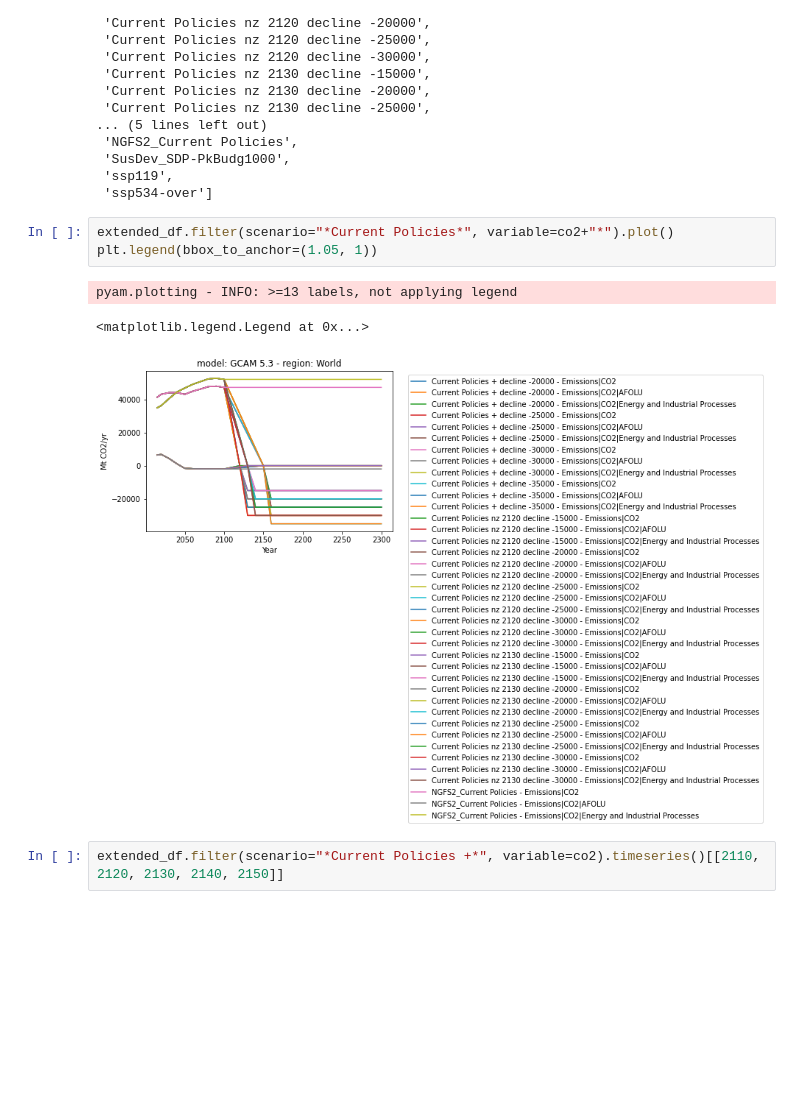
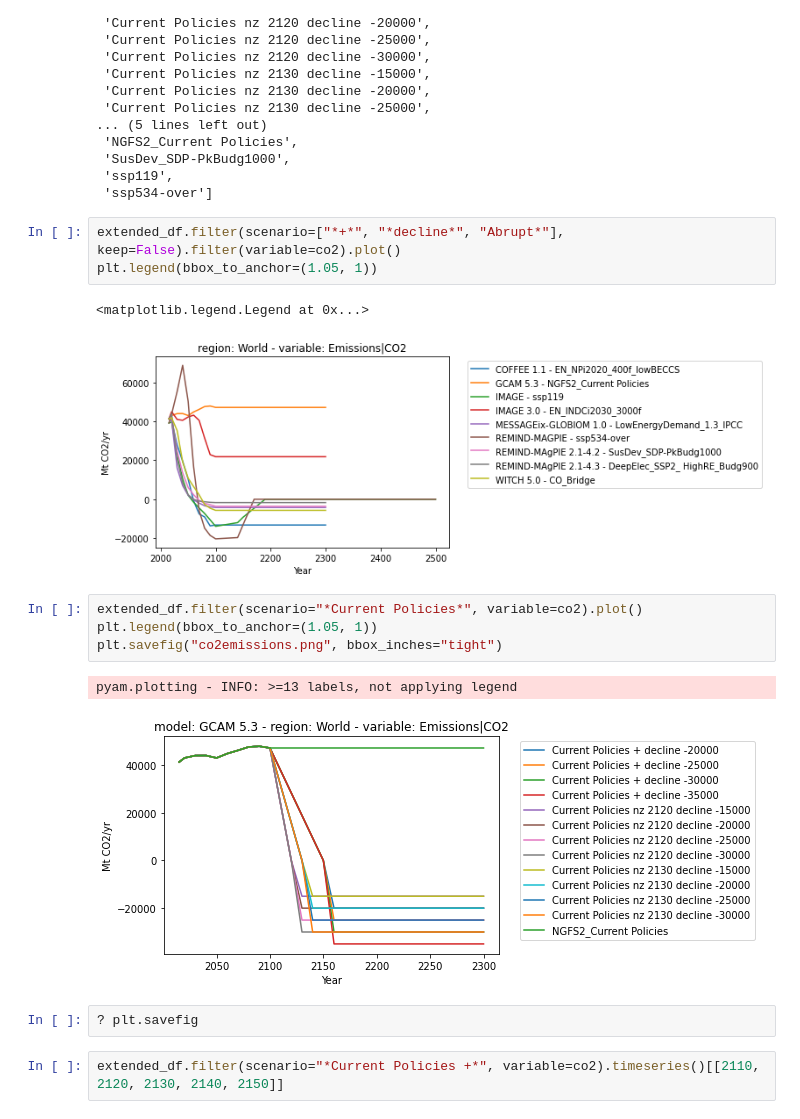
Before and after one commit to Rlamboll/PROVIDEemissions, a Jupyter notebook: notebooks/Select_pathways.ipynb, the cells around one changed output. Cells and saved outputs as stored; diff of their text form; blank space fills up the shorter version.

Commit message:
Changed which bifurcating scenarios are created and plotted

```diff
--- a/notebooks/Select_pathways.ipynb
+++ b/notebooks/Select_pathways.ipynb
@@ -412,13 +412,21 @@ extended_df.scenario
  'SusDev_SDP-PkBudg1000',
  'ssp119',
  'ssp534-over']
+# %%
+extended_df.filter(scenario=["*+*", "*decline*", "Abrupt*"], keep=False).filter(variable=co2).plot()
+plt.legend(bbox_to_anchor=(1.05, 1))
+# %% [output]
+<matplotlib.legend.Legend at 0x...>
+[figure, added]
 # %%
-extended_df.filter(scenario="*Current Policies*", variable=co2+"*").plot()
+extended_df.filter(scenario="*Current Policies*", variable=co2).plot()
 plt.legend(bbox_to_anchor=(1.05, 1))
+plt.savefig("co2emissions.png", bbox_inches="tight")
 # %% [output]
 pyam.plotting - INFO: >=13 labels, not applying legend
-<matplotlib.legend.Legend at 0x...>
-[figure, old version]
+[figure, new version]
+# %%
+? plt.savefig
 # %%
 extended_df.filter(scenario="*Current Policies +*", variable=co2).timeseries()[[2110, 2120, 2130, 2140, 2150]]
 # %% [output]
```
Also changed, not shown: parts of 4 cells of this notebook, 2 other files.
